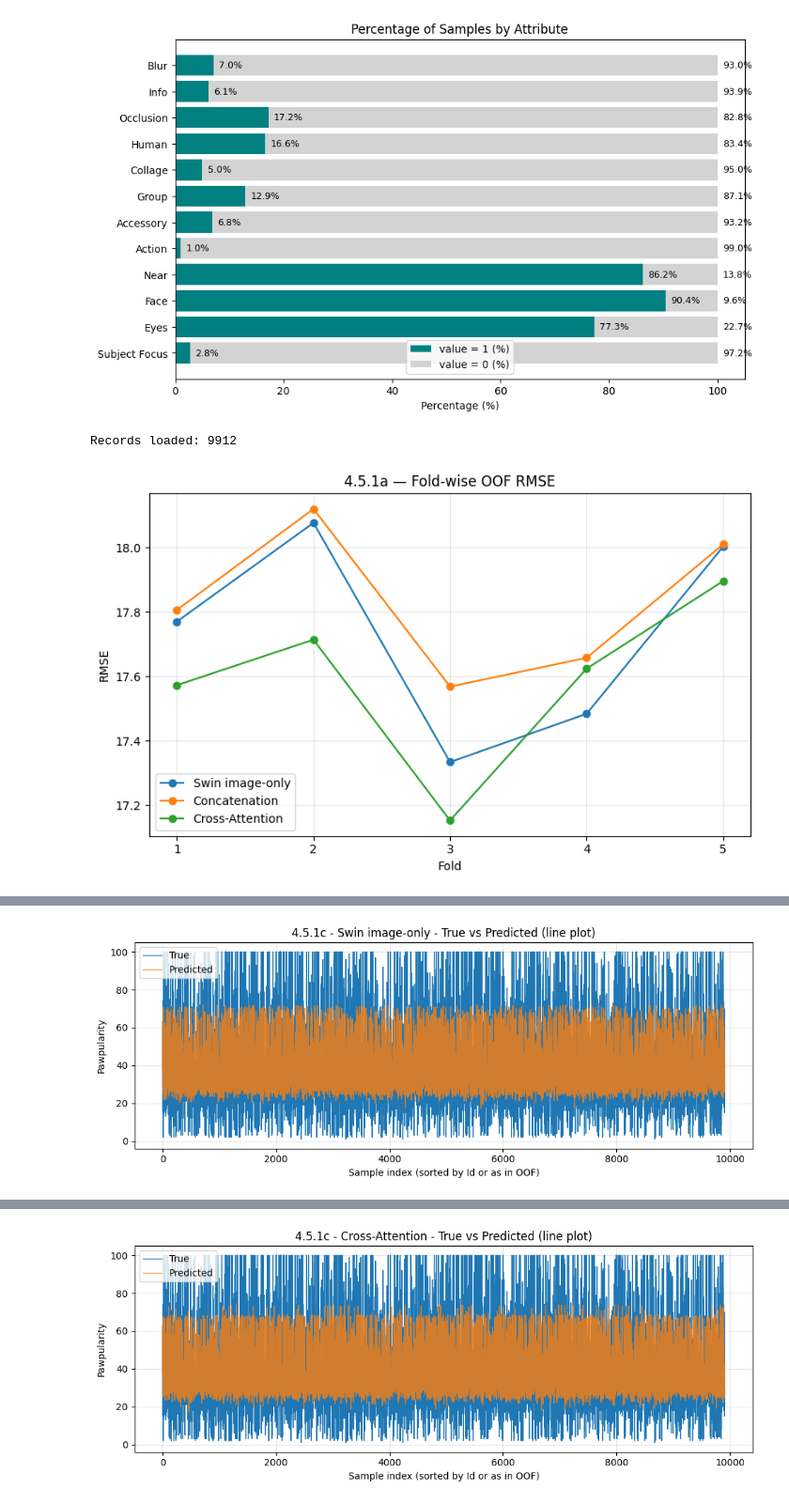
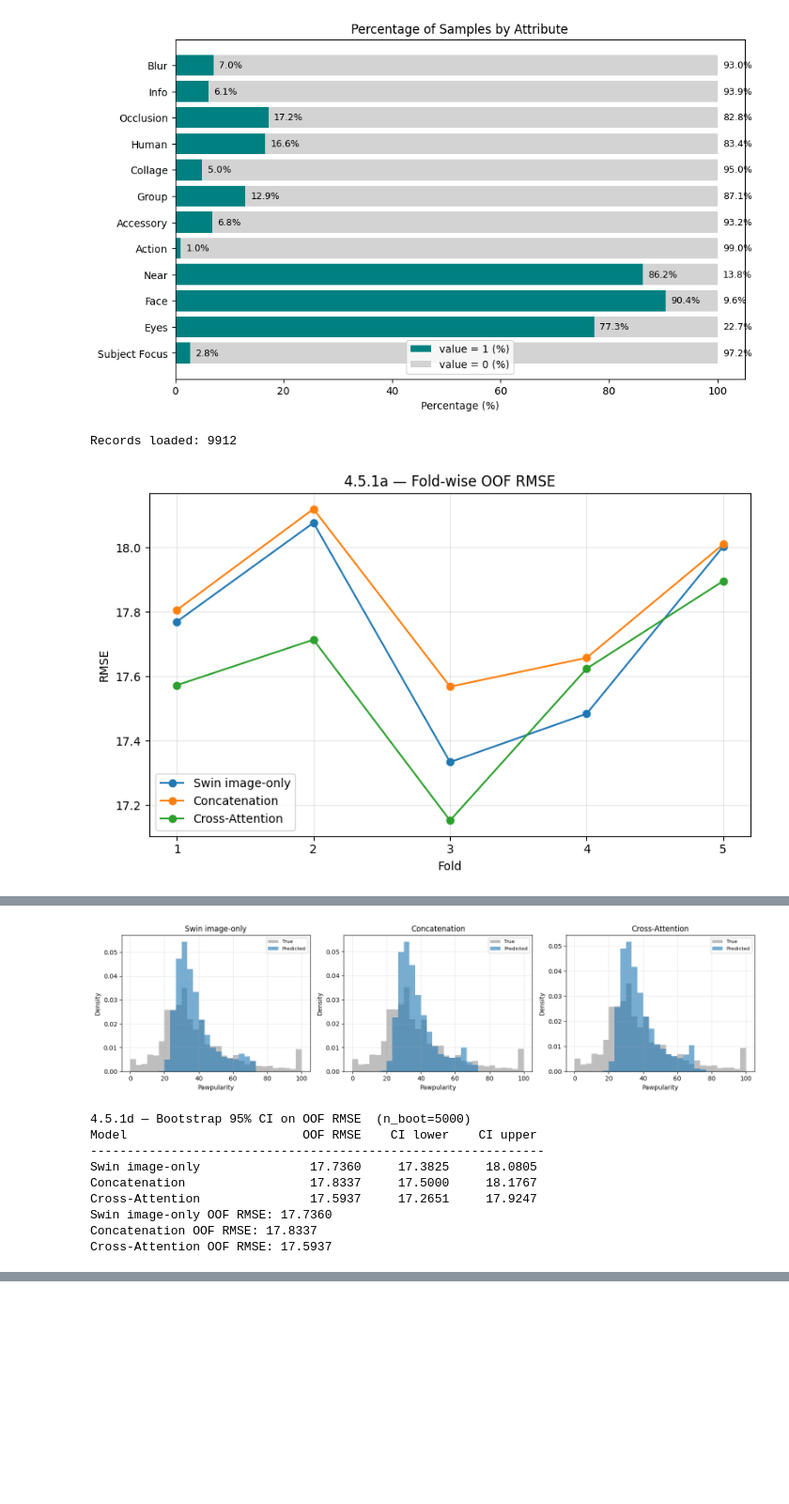
Before and after one commit to GhiasAli17/Petfinder-Pawpularity-Analysis, a Jupyter notebook: notebooks/exp_EDA.ipynb, the cells around one changed output, grey strips where cells are left out. Shown at 94% size. Cells and saved outputs as stored; diff of their text form; code cells hidden in the pictures; blank space fills up the shorter version.

Commit message:
true vs predicted graph changed

```diff
--- a/notebooks/exp_EDA.ipynb
+++ b/notebooks/exp_EDA.ipynb
@@ -115,7 +115,7 @@ import os
 import numpy as np
 import pandas as pd
 import matplotlib.pyplot as plt
-from src.plot import plot_foldwise_rmse, plot_oof_true_pred_lines, compare_oof_by_bins_multi
+from src.plot import plot_foldwise_rmse, plot_pred_distribution, compare_oof_by_bins_multi
 
 MAIN = ".."
 
@@ -166,58 +166,24 @@ for name in names:
     row += f"  {oof_rmses[name]:.4f}"
     print(row)
 
-# ══════════════════════════════════════════════════════════════════
-# 4.5.1b — PAIRED COMPARISON
-# Sum of absolute errors per fold per model, difference vs baseline
+
 # ══════════════════════════════════════════════════════════════════
 baseline = "Swin image-only"
 
-# Compute sum of |true - pred| per fold for each model
-abs_err_sums = {}
-for name in names:
-    abs_err_sums[name] = []
-    for f in folds:
-        sub = merged[merged["fold"] == f]
-        abs_err_sums[name].append(round((sub["ytrue"] - sub[name]).abs().sum(), 2))
 
-# Table 1: raw sums
-print("\n4.5.1b — Paired Comparison: Sum of Absolute Errors per Fold")
-print(f"{'Model':<25}" + "".join([f"  Fold{f}   " for f in folds]) + "  Total")
-print("-" * 85)
-for name in names:
-    total = sum(abs_err_sums[name])
-    row   = f"{name:<25}" + "".join([f"  {s:>8.2f}" for s in abs_err_sums[name]])
-    row  += f"  {total:>9.2f}"
-    print(row)
 
-# Table 2: difference vs baseline
-print(f"\nDifference vs '{baseline}'  (negative = model is better)")
-print(f"{'Model':<25}" + "".join([f"  Fold{f}   " for f in folds]) + "  Total")
-print("-" * 85)
-base_sums = abs_err_sums[baseline]
-for name in names:
-    if name == baseline:
-        continue
-    diffs      = [abs_err_sums[name][i] - base_sums[i] for i in range(len(folds))]
-    total_diff = sum(diffs)
-    row = f"{name:<25}" + "".join([f"  {d:>+8.2f}" for d in diffs])
-    row += f"  {total_diff:>+9.2f}"
-    print(row)
+
 
 # ══════════════════════════════════════════════════════════════════
-# 4.5.1c — OOF ABSOLUTE ERROR DISTRIBUTION
+# 4.5.1b — OOF ABSOLUTE ERROR DISTRIBUTION
 # 3 separate plots, one per model, using existing plot_oof_true_pred_lines
 # ══════════════════════════════════════════════════════════════════
-print("\n4.5.1c — OOF Error Distribution (True vs Predicted, one plot per model)")
+print("\n4.5.1b — OOF Error Distribution (True vs Predicted, one plot per model)")
 
-for name in names:
-    oof_df = merged[["ytrue", name]].rename(columns={name: "oof_pred"})
-    plot_oof_true_pred_lines(
-        oof_df,
-        true_col="ytrue",
-        pred_col="oof_pred",
-        title_prefix=f"4.5.1c - {name}"
-    )
+plot_pred_distribution(
+    merged, pred_cols, y_col="ytrue",
+    save_path=os.path.join(MAIN, "outputs", "fig8_pred_distribution.png"),
+)
 
 # ══════════════════════════════════════════════════════════════════
 # 4.5.1d — BOOTSTRAP 95% CI ON OOF RMSE
@@ -243,22 +209,6 @@ for name in names:
     ci_data[name] = (oof_rmses[name], lo, hi)
     print(f"{name:<25}  {oof_rmses[name]:>10.4f}  {lo:>10.4f}  {hi:>10.4f}")
 
-# Plot — horizontal error bar, one row per model
-colors = ["tab:blue", "tab:orange", "tab:green"]
-fig, ax = plt.subplots(figsize=(8, 3))
-for i, name in enumerate(names):
-    center, lo, hi = ci_data[name]
-    ax.errorbar(center, i,
-                xerr=[[center - lo], [hi - center]],
-                fmt="o", color=colors[i], capsize=6,
-                markersize=8, linewidth=2.5, label=name)
-ax.set_yticks(range(len(names)))
-ax.set_yticklabels(names)
-ax.set_xlabel("OOF RMSE")
-ax.set_title("4.5.1d — Bootstrap 95% CI  (dot = RMSE, whiskers = CI range)")
-ax.grid(alpha=0.3, axis="x")
-plt.tight_layout()
-plt.show()
 
 # ══════════════════════════════════════════════════════════════════
 # 4.5.2 — BIN-WISE RMSE ACROSS PAWPULARITY RANGES
@@ -297 +238,10 @@ Cross-Attention             -609.05    -21.61   +159.61    +68.03   -132.88    -
-[figure, old version]
+[figure, new version]
+4.5.1d — Bootstrap 95% CI on OOF RMSE  (n_boot=5000)
+Model                        OOF RMSE    CI lower    CI upper
+--------------------------------------------------------------
+Swin image-only               17.7360     17.3825     18.0805
+Concatenation                 17.8337     17.5000     18.1767
+Cross-Attention               17.5937     17.2651     17.9247
+Swin image-only OOF RMSE: 17.7360
+Concatenation OOF RMSE: 17.8337
+Cross-Attention OOF RMSE: 17.5937
@@ -299 +248,0 @@ Cross-Attention             -609.05    -21.61   +159.61    +68.03   -132.88    -
-[figure, removed]
```
Also changed, not shown: parts of 1 cell of this notebook, 3 other files.
